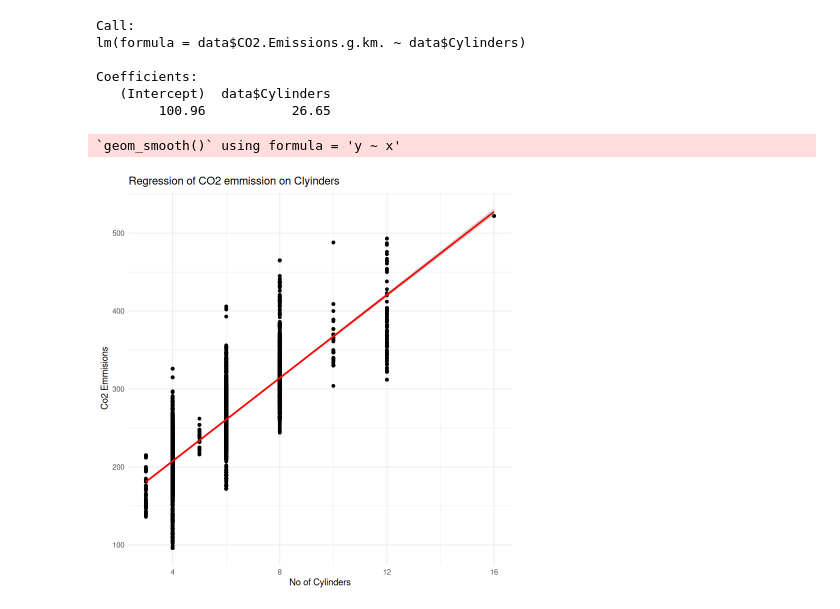
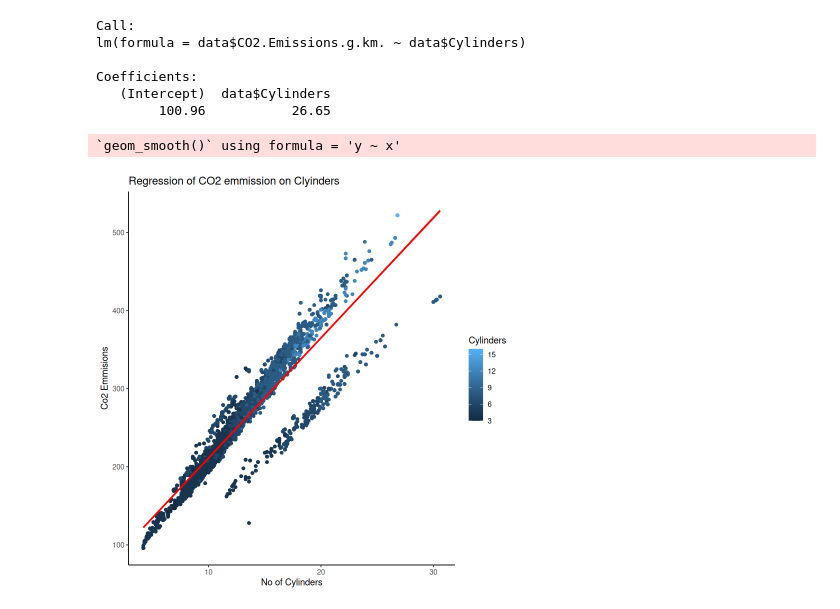
Before and after one commit to pranydotin/Co2, a Jupyter notebook: co2.ipynb, the cells around one changed output. Cells and saved outputs as stored; diff of their text form; code cells hidden in the pictures.

```diff
--- a/co2.ipynb
+++ b/co2.ipynb
@@ -33,15 +33,15 @@ Coefficients:
    (Intercept)  data$Cylinders
         100.96           26.65
 # %%
-ggplot(data, aes(x = Cylinders, y = CO2.Emissions.g.km.)) +
+ggplot(data, aes(x = Fuel.Consumption.City..L.100.km., y = CO2.Emissions.g.km., color = Cylinders)) +
     geom_point() +
     geom_smooth(method = "lm", col = "red") +
     labs(
         title = "Regression of CO2 emmission on Clyinders",
         x = "No of Cylinders",
         y = "Co2 Emmisions"
     ) +
-    theme_minimal()
+    theme_classic()
 # %% [output]
 `geom_smooth()` using formula = 'y ~ x'
-[figure, old version]
+[figure, new version]
```
Also changed, not shown: 1 other file.
